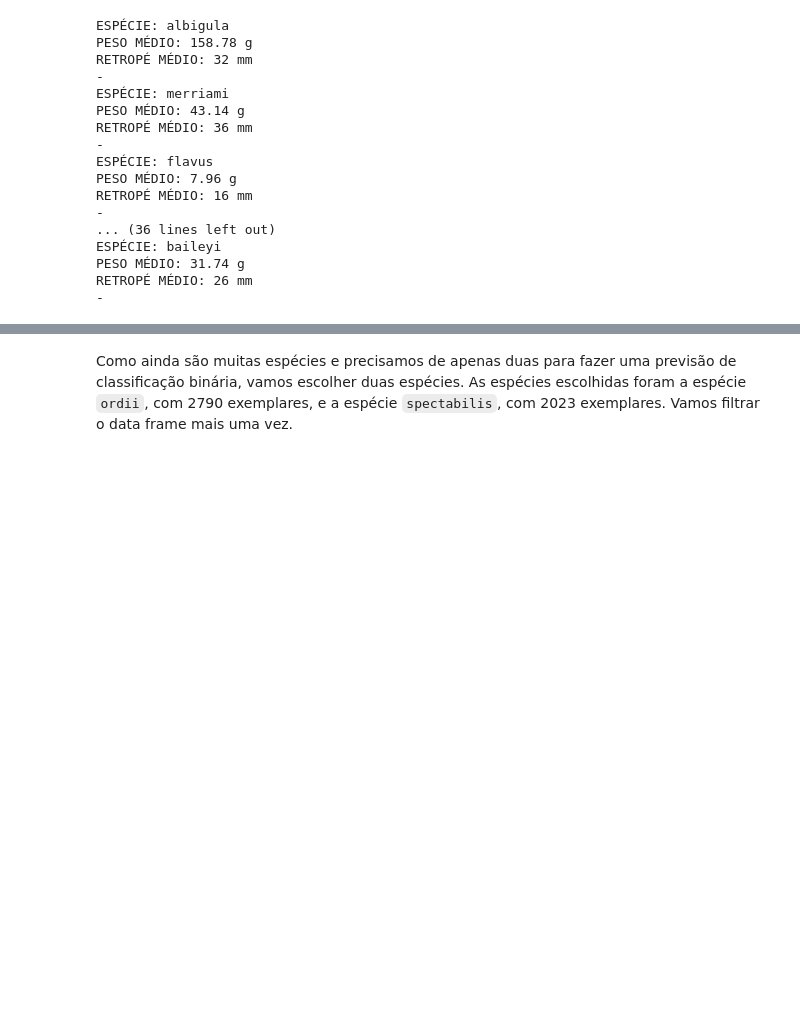
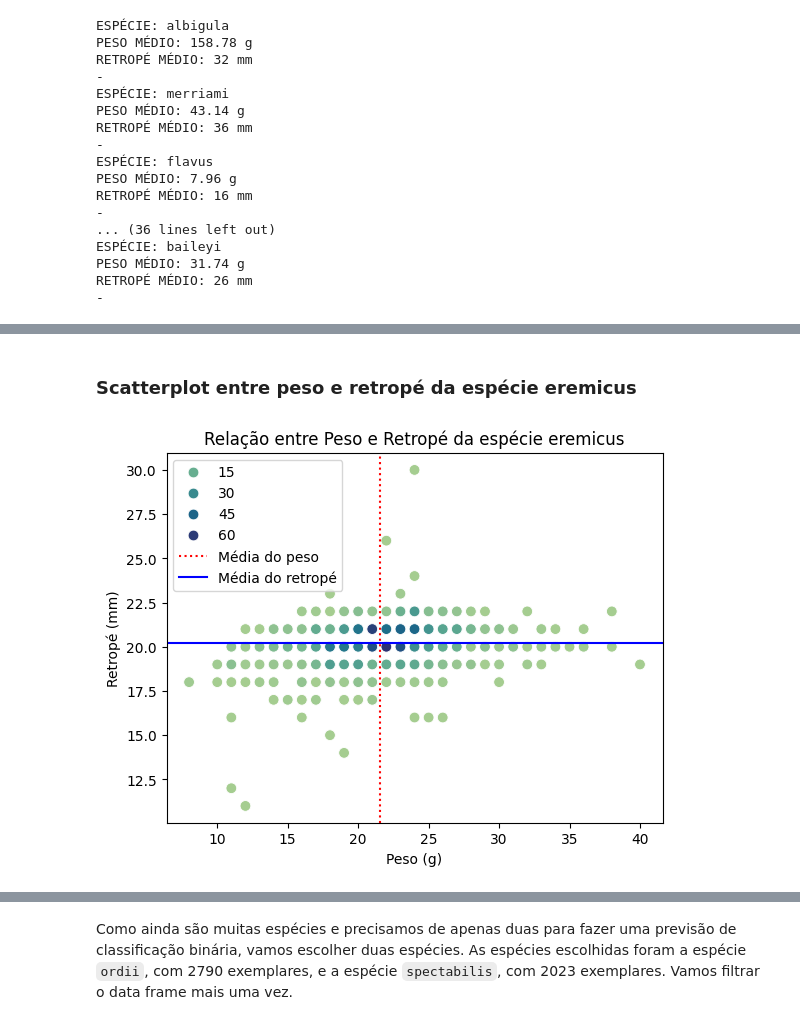
Before and after one commit to helocano/cubo-gelatinoso, a Jupyter notebook: CuboGelatinoso_HeloisaCano.ipynb, the cells around one changed output, grey strips where cells are left out. Saved outputs shown, nothing was run; the diff lists cells and outputs as text; code cells hidden in the pictures; blank space fills up the shorter version.

```diff
--- a/CuboGelatinoso_HeloisaCano.ipynb
+++ b/CuboGelatinoso_HeloisaCano.ipynb
@@ -436,0 +499,7 @@ RETROPÉ MÉDIO: 26 mm
+# %% [markdown]
+### Scatterplot entre peso e retropé da espécie eremicus
+# %%
+eremicus_df = data_frame_especie("eremicus")
+plotar_grafico("eremicus", eremicus_df, pos_legenda = 2)
+# %% [output]
+[figure, added]
```
Also changed, not shown: parts of 40 cells of this notebook.
